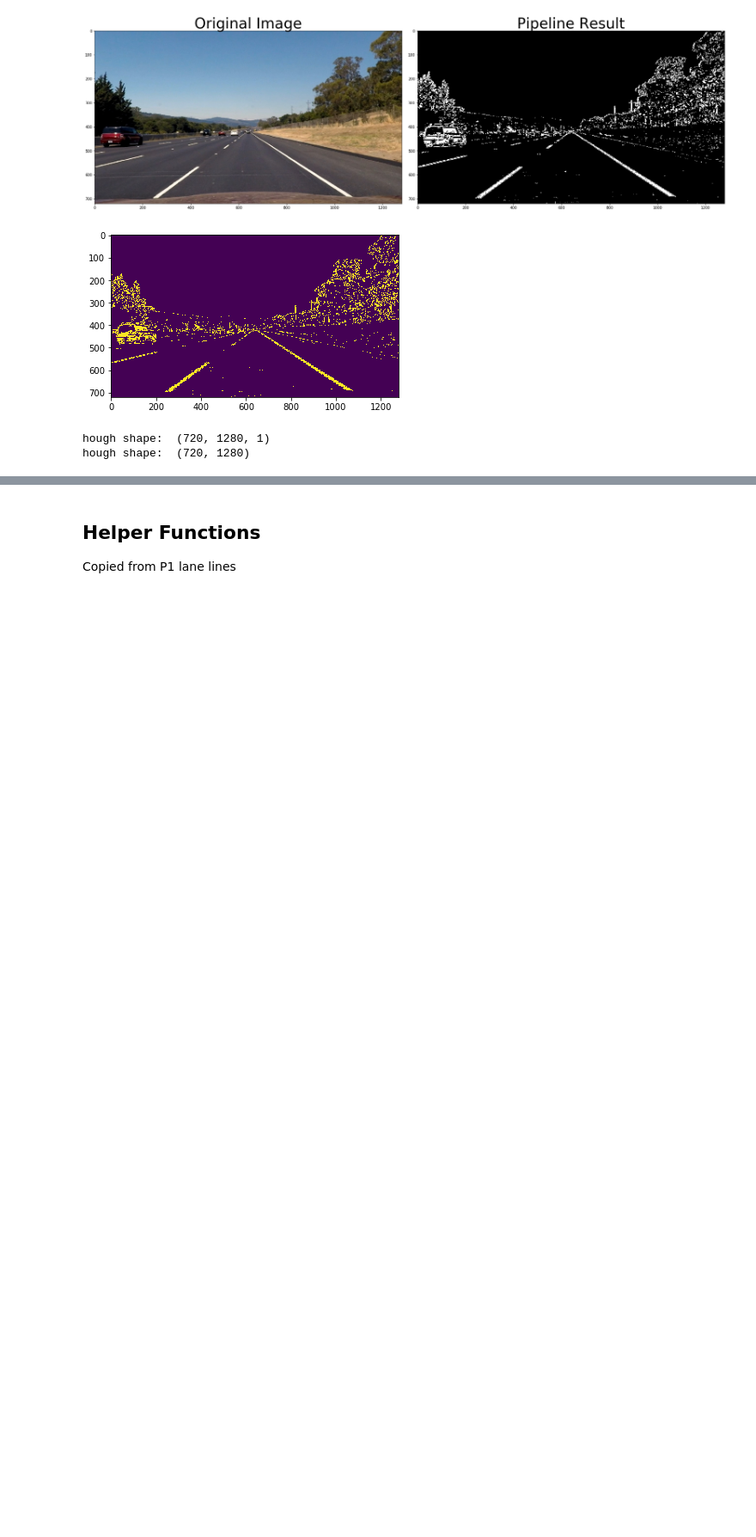
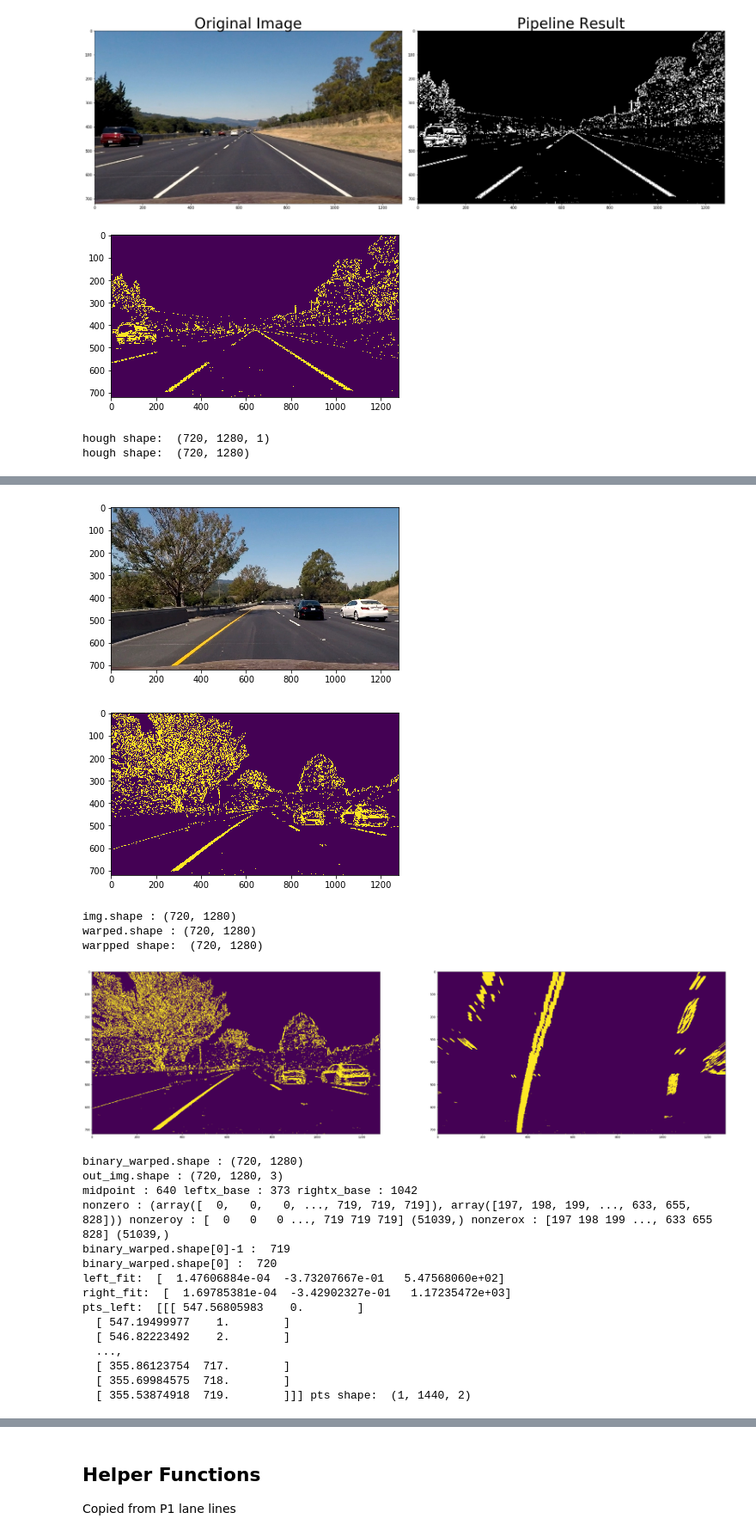
Before and after one commit to sunpochin/advanced-Lane-Lines-carnd, a Jupyter notebook: pipeline.ipynb, the cells around one changed output, grey strips where cells are left out. Shown at 86% size. Cells and saved outputs as stored; diff of their text form; code cells hidden in the pictures; blank space fills up the shorter version.

Commit message:
Now I have a warped back, with some bugs.

```diff
--- a/pipeline.ipynb
+++ b/pipeline.ipynb
@@ -647,0 +657,79 @@ NameError: name 'interrupt' is not defined
+# %%
+filename = 'test_images/test6.jpg'
+#filename = 'test_images/straight_lines2.jpg'
+#filename = 'test_images/solidYellowLeft.jpg'
+#filename = 'test_images/test4.jpg'
+image = mpimg.imread(filename)
+
+undistorted = undistortImg(image)
+plt.imshow(undistorted)
+plt.show()
+colorgrad = colorandgradient(undistorted )
+plt.imshow(colorgrad)
+plt.show()
+#    hough = houghbinary(colorgrad)
+warped, M, Minv = warp_image(colorgrad)
+print('warpped shape: ', warped.shape)
+plt.imshow(warped)
+plt.show()
+left_fit, right_fit = fitlanes(warped)
+left_fitx, right_fitx, ploty = drawfit(warped, left_fit, right_fit)
+drawwindow(warped)
+
+
+# Create an image to draw the lines on
+#warped = Line.warped
+warp_zero = np.zeros_like(warped).astype(np.uint8)
+color_warp = np.dstack((warp_zero, warp_zero, warp_zero))
+
+# Recast the x and y points into usable format for cv2.fillPoly()
+pts_left = np.array([np.transpose(np.vstack([left_fitx, ploty]))])
+pts_right = np.array([np.flipud(np.transpose(np.vstack([right_fitx, ploty])))])
+pts = np.hstack((pts_left, pts_right))
+print('pts_left: ', pts_left, 'pts shape: ', pts.shape)
+
+# Draw the lane onto the warped blank image
+cv2.fillPoly(color_warp, np.int_([pts]), (0,255, 0))
+plt.imshow(color_warp)
+plt.title('color_warp')
+plt.show()
+
+print('image.shape :', image.shape)
+# Warp the blank back to original image space using inverse perspective matrix (Minv)
+Minv = Line.Minv
+print('Minv: ', Minv)
+#print('Line Minv: ', Line.Minv)
+
+newwarp = cv2.warpPerspective(color_warp, Minv, (image.shape[1], image.shape[0]))
+#newwarp = cv2.warpPerspective(warped, Minv, (image.shape[1], image.shape[0]))
+plt.imshow(newwarp)
+plt.title('newwarp')
+plt.show()
+
+# Combine the result with the original image
+result = cv2.addWeighted(undistorted, 1, newwarp, 0.3, 0)
+plt.imshow(result)
+plt.title('weighted')
+plt.show()
+# %% [output]
+[figure, added]
+[figure, added]
+img.shape : (720, 1280)
+warped.shape : (720, 1280)
+warpped shape:  (720, 1280)
+[figure, added]
+binary_warped.shape : (720, 1280)
+out_img.shape : (720, 1280, 3)
+midpoint : 640 leftx_base : 373 rightx_base : 1042
+nonzero : (array([  0,   0,   0, ..., 719, 719, 719]), array([197, 198, 199, ..., 633, 655, 828])) nonzeroy : [  0   0   0 ..., 719 719 719] (51039,) nonzerox : [197 198 199 ..., 633 655 828] (51039,)
+binary_warped.shape[0]-1 :  719
+binary_warped.shape[0] :  720
+left_fit:  [  1.47606884e-04  -3.73207667e-01   5.47568060e+02]
+right_fit:  [  1.69785381e-04  -3.42902327e-01   1.17235472e+03]
+pts_left:  [[[ 547.56805983    0.        ]
+  [ 547.19499977    1.        ]
+  [ 546.82223492    2.        ]
+  ...,
+  [ 355.86123754  717.        ]
+  [ 355.69984575  718.        ]
+  [ 355.53874918  719.        ]]] pts shape:  (1, 1440, 2)
```
Also changed, not shown: parts of 16 cells of this notebook.
